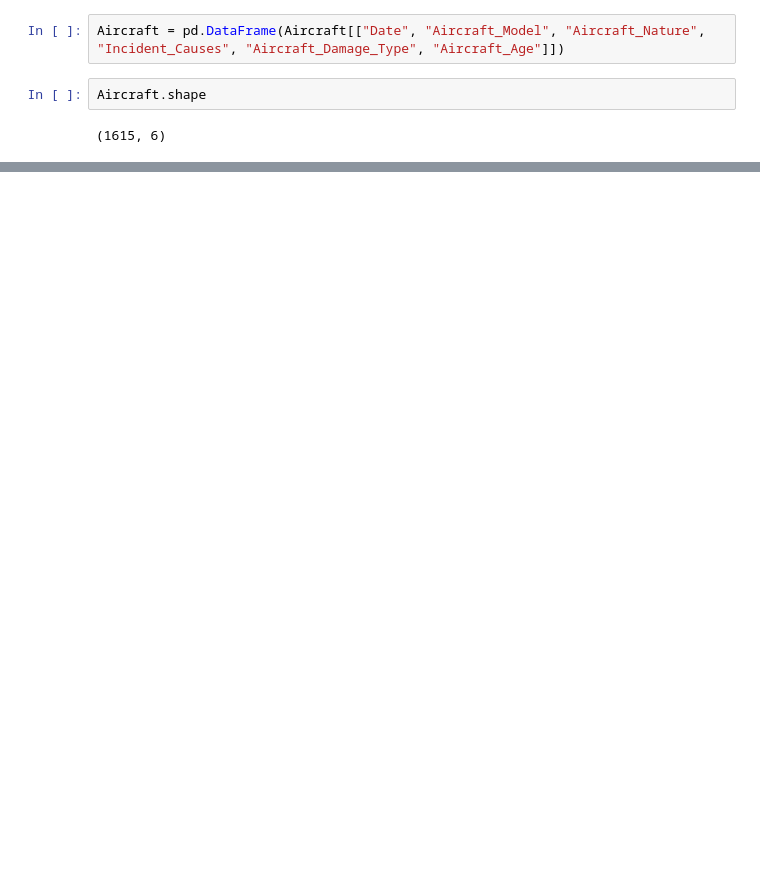
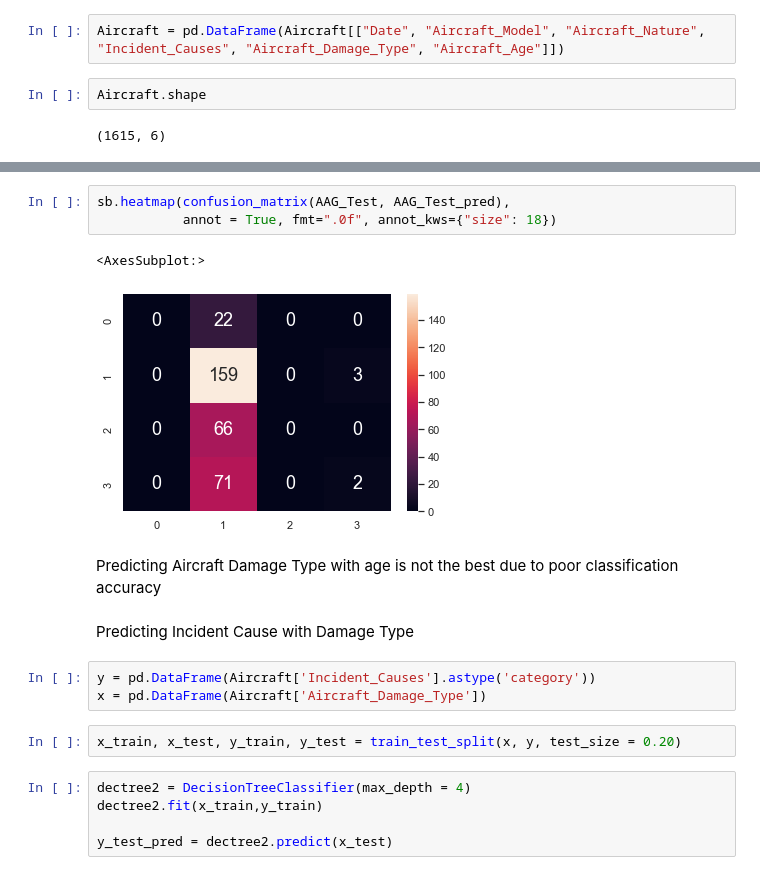
Before and after one commit to periadhityan/SC1015-Project, a Jupyter notebook: SC1015_Mini_Project.ipynb, the cells around one changed output, grey strips where cells are left out. Drawn from its saved outputs; the diff is of its cells as text; blank space fills up the shorter version.

```diff
--- a/SC1015_Mini_Project.ipynb
+++ b/SC1015_Mini_Project.ipynb
@@ -482,0 +547,20 @@ Name: Aircraft_Model, Length: 666, dtype: int64
+# %%
+sb.heatmap(confusion_matrix(AAG_Test, AAG_Test_pred),
+           annot = True, fmt=".0f", annot_kws={"size": 18})
+# %% [output]
+<AxesSubplot:>
+[figure, added]
+# %% [markdown]
+Predicting Aircraft Damage Type with age is not the best due to poor classification accuracy
+# %% [markdown]
+Predicting Incident Cause with Damage Type
+# %%
+y = pd.DataFrame(Aircraft['Incident_Causes'].astype('category'))
+x = pd.DataFrame(Aircraft['Aircraft_Damage_Type'])
+# %%
+x_train, x_test, y_train, y_test = train_test_split(x, y, test_size = 0.20)
+# %%
+dectree2 = DecisionTreeClassifier(max_depth = 4)
+dectree2.fit(x_train,y_train)
+
+y_test_pred = dectree2.predict(x_test)
```
Also changed, not shown: parts of 120 cells of this notebook.
